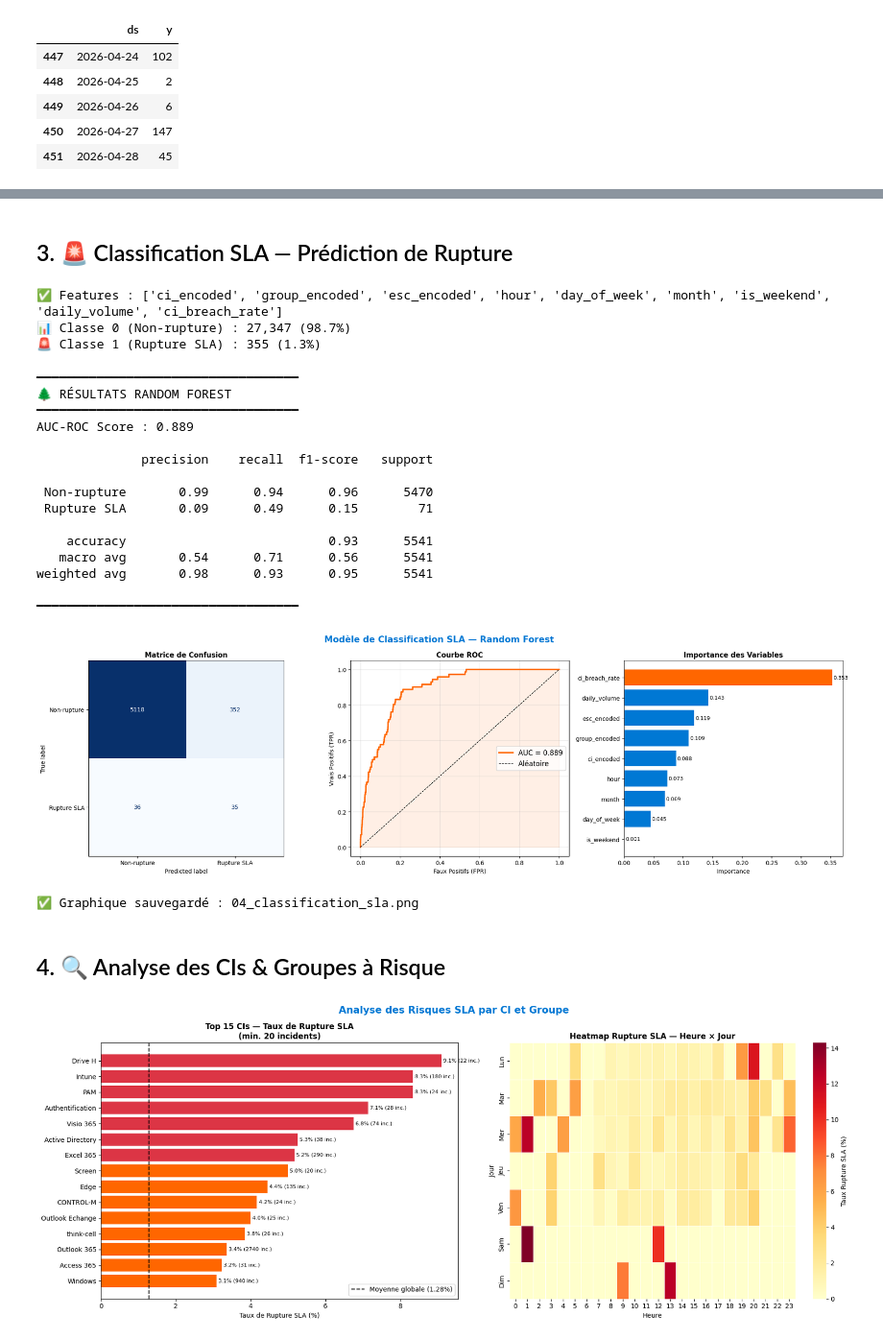
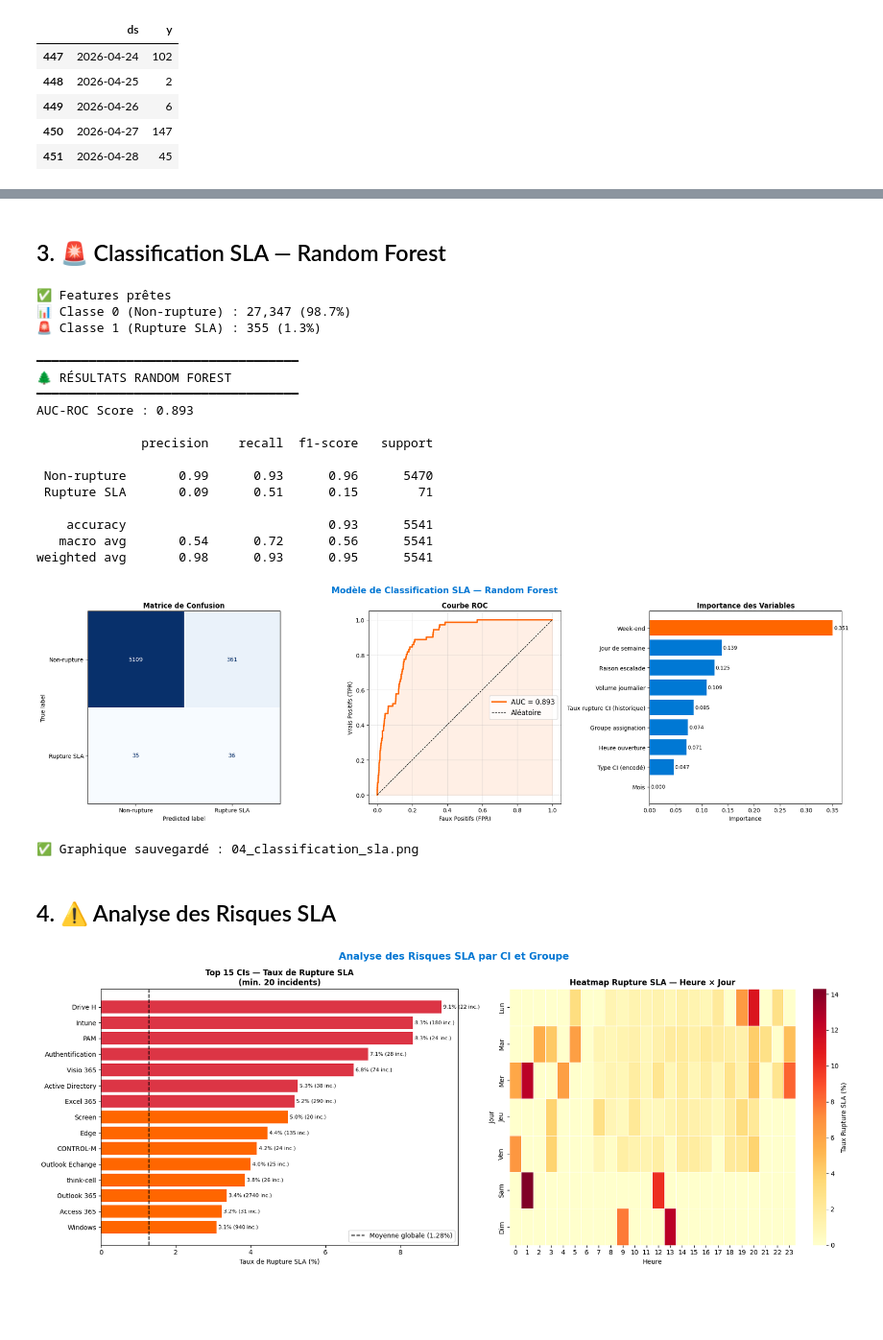
Before and after one commit to raniamaamer/Rania-Maamer-DXC, a Jupyter notebook: notebook/ML_Incidents.ipynb, the cells around one changed output, grey strips where cells are left out. Shown at 96% size. Cells and saved outputs as stored; diff of their text form; code cells hidden in the pictures; blank space fills up the shorter version.

```diff
--- a/notebook/ML_Incidents.ipynb
+++ b/notebook/ML_Incidents.ipynb
@@ -290,11 +288,10 @@ print('✅ Composantes sauvegardées : 03_composantes_prophet.png')
 ✅ Composantes sauvegardées : 03_composantes_prophet.png
 # %% [markdown]
-## 3. 🚨 Classification SLA — Prédiction de Rupture
+## 3. 🚨 Classification SLA — Random Forest
 # %%
 # ── Feature Engineering ───────────────────────────────────────
 df_ml = df.copy()
 
-# Encodage des variables catégorielles
 le_ci    = LabelEncoder()
 le_group = LabelEncoder()
 le_esc   = LabelEncoder()
@@ -303,52 +300,56 @@ df_ml['ci_encoded']    = le_ci.fit_transform(df_ml['inc_cmdb_ci'])
 df_ml['group_encoded'] = le_group.fit_transform(df_ml['inc_assignment_group'])
 df_ml['esc_encoded']   = le_esc.fit_transform(df_ml['inc_u_escalation_reason'])
 
-# Volume journalier comme feature
 daily_vol = df_ml.groupby('date').size().reset_index(name='daily_volume')
 df_ml = df_ml.merge(daily_vol, on='date', how='left')
 
-# Taux de rupture historique par CI
 ci_breach_rate = df_ml.groupby('inc_cmdb_ci')['taskslatable_has_breached'].mean()
 df_ml['ci_breach_rate'] = df_ml['inc_cmdb_ci'].map(ci_breach_rate)
 
-# Features sélectionnées
 FEATURES = [
     'ci_encoded', 'group_encoded', 'esc_encoded',
     'hour', 'day_of_week', 'month', 'is_weekend',
     'daily_volume', 'ci_breach_rate'
 ]
+FEATURE_LABELS = [
+    'Taux rupture CI (historique)', 'Volume journalier', 'Raison escalade',
+    'Groupe assignation', 'Type CI (encodé)', 'Heure ouverture',
+    'Mois', 'Jour de semaine', 'Week-end'
+]
 
 X = df_ml[FEATURES]
-y = df_ml['taskslatable_has_breached'].astype(int)
+y = df_ml['taskslatable_has_breached']
 
-print(f'✅ Features : {FEATURES}')
+print(f'✅ Features prêtes')
 print(f'📊 Classe 0 (Non-rupture) : {(y==0).sum():,} ({(y==0).mean()*100:.1f}%)')
 print(f'🚨 Classe 1 (Rupture SLA) : {(y==1).sum():,} ({(y==1).mean()*100:.1f}%)')
 # %% [output]
-✅ Features : ['ci_encoded', 'group_encoded', 'esc_encoded', 'hour', 'day_of_week', 'month', 'is_weekend', 'daily_volume', 'ci_breach_rate']
+✅ Features prêtes
 📊 Classe 0 (Non-rupture) : 27,347 (98.7%)
 🚨 Classe 1 (Rupture SLA) : 355 (1.3%)
 # %%
 # ── Entraînement Random Forest ────────────────────────────────
-from sklearn.utils.class_weight import compute_class_weight
-
 X_train, X_test, y_train, y_test = train_test_split(
     X, y, test_size=0.2, random_state=42, stratify=y
 )
 
-# Gestion du déséquilibre des classes
 rf = RandomForestClassifier(
-    n_estimators=200,
-    max_depth=10,
-    class_weight='balanced',
-    random_state=42,
-    n_jobs=-1
+    n_estimators  = 100,
+    max_depth     = 10,
+    min_samples_leaf = 5,
+    max_features  = 'sqrt',
+    class_weight  = 'balanced',
+    random_state  = 42,
+    n_jobs        = -1
 )
 rf.fit(X_train, y_train)
 
 y_pred    = rf.predict(X_test)
 y_proba   = rf.predict_proba(X_test)[:, 1]
-auc_score = roc_auc_score(y_test, y_proba)
+auc_score = float(roc_auc_score(y_test, y_proba))
+fpr, tpr, _ = roc_curve(y_test, y_proba)
+
+importances = pd.Series(rf.feature_importances_, index=FEATURE_LABELS).sort_values(ascending=True)
 
 print('━━━━━━━━━━━━━━━━━━━━━━━━━━━━━━━━━━━')
 print('🌲 RÉSULTATS RANDOM FOREST')
@@ -356,63 +357,58 @@ print('━━━━━━━━━━━━━━━━━━━━━━━━
 print(f'AUC-ROC Score : {auc_score:.3f}')
 print()
 print(classification_report(y_test, y_pred, target_names=['Non-rupture', 'Rupture SLA']))
-print('━━━━━━━━━━━━━━━━━━━━━━━━━━━━━━━━━━━')
 # %% [output]
 ━━━━━━━━━━━━━━━━━━━━━━━━━━━━━━━━━━━
 🌲 RÉSULTATS RANDOM FOREST
 ━━━━━━━━━━━━━━━━━━━━━━━━━━━━━━━━━━━
-AUC-ROC Score : 0.889
+AUC-ROC Score : 0.893
 
               precision    recall  f1-score   support
 
- Non-rupture       0.99      0.94      0.96      5470
- Rupture SLA       0.09      0.49      0.15        71
+ Non-rupture       0.99      0.93      0.96      5470
+ Rupture SLA       0.09      0.51      0.15        71
 
     accuracy                           0.93      5541
-   macro avg       0.54      0.71      0.56      5541
+   macro avg       0.54      0.72      0.56      5541
 weighted avg       0.98      0.93      0.95      5541
-
-━━━━━━━━━━━━━━━━━━━━━━━━━━━━━━━━━━━
 # %%
 # ── Visualisation Classification ──────────────────────────────
 fig, axes = plt.subplots(1, 3, figsize=(20, 6))
 fig.suptitle('Modèle de Classification SLA — Random Forest', fontsize=15, fontweight='bold', color=BLUE)
 
 # 1. Matrice de confusion
 cm = confusion_matrix(y_test, y_pred)
-disp = ConfusionMatrixDisplay(cm, display_labels=['Non-rupture', 'Rupture SLA'])
-disp.plot(ax=axes[0], cmap='Blues', colorbar=False)
+ConfusionMatrixDisplay(cm, display_labels=['Non-rupture', 'Rupture SLA']).plot(
+    ax=axes[0], cmap='Blues', colorbar=False)
 axes[0].set_title('Matrice de Confusion', fontweight='bold')
 
 # 2. Courbe ROC
-fpr, tpr, _ = roc_curve(y_test, y_proba)
 axes[1].plot(fpr, tpr, color=ORANGE, linewidth=2.5, label=f'AUC = {auc_score:.3f}')
 axes[1].plot([0,1],[0,1], 'k--', linewidth=1, label='Aléatoire')
 axes[1].fill_between(fpr, tpr, alpha=0.1, color=ORANGE)
 axes[1].set_xlabel('Faux Positifs (FPR)')
 axes[1].set_ylabel('Vrais Positifs (TPR)')
 axes[1].set_title('Courbe ROC', fontweight='bold')
 axes[1].legend(fontsize=12)
 axes[1].grid(True, alpha=0.3)
 
 # 3. Importance des features
-importances = pd.Series(rf.feature_importances_, index=FEATURES).sort_values(ascending=True)
 colors_imp = [ORANGE if v == importances.max() else BLUE for v in importances.values]
 axes[2].barh(importances.index, importances.values, color=colors_imp)
 axes[2].set_title('Importance des Variables', fontweight='bold')
 axes[2].set_xlabel('Importance')
 for i, (idx, val) in enumerate(importances.items()):
     axes[2].text(val + 0.002, i, f'{val:.3f}', va='center', fontsize=9)
 
 plt.tight_layout()
 plt.savefig('04_classification_sla.png', dpi=150, bbox_inches='tight')
 plt.show()
 print('✅ Graphique sauvegardé : 04_classification_sla.png')
 # %% [output]
-[figure, old version]
+[figure, new version]
 ✅ Graphique sauvegardé : 04_classification_sla.png
 # %% [markdown]
-## 4. 🔍 Analyse des CIs & Groupes à Risque
+## 4. ⚠️ Analyse des Risques SLA
 # %%
 # ── CIs les plus à risque ─────────────────────────────────────
 breach_analysis = df.groupby('inc_cmdb_ci').agg(
```
Also changed, not shown: parts of 11 cells of this notebook, 3 other files.
